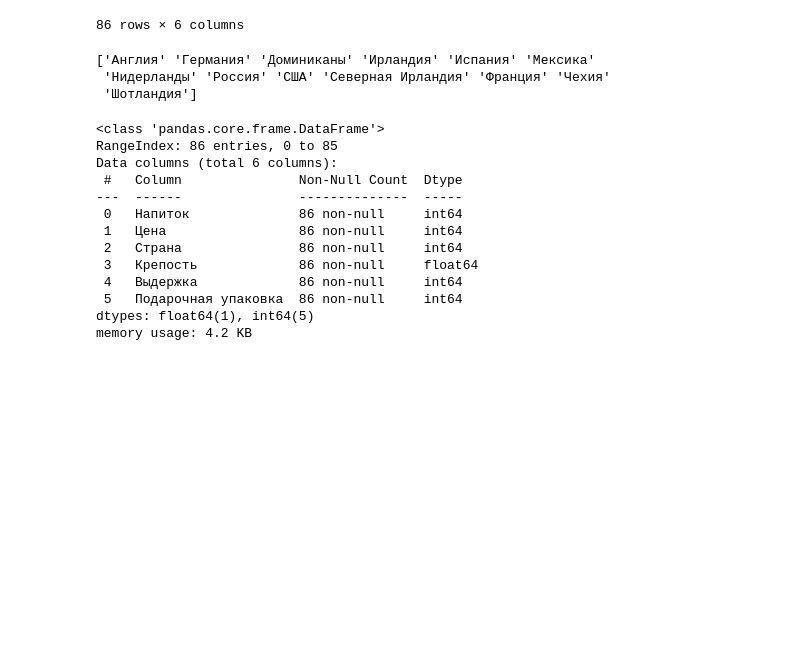
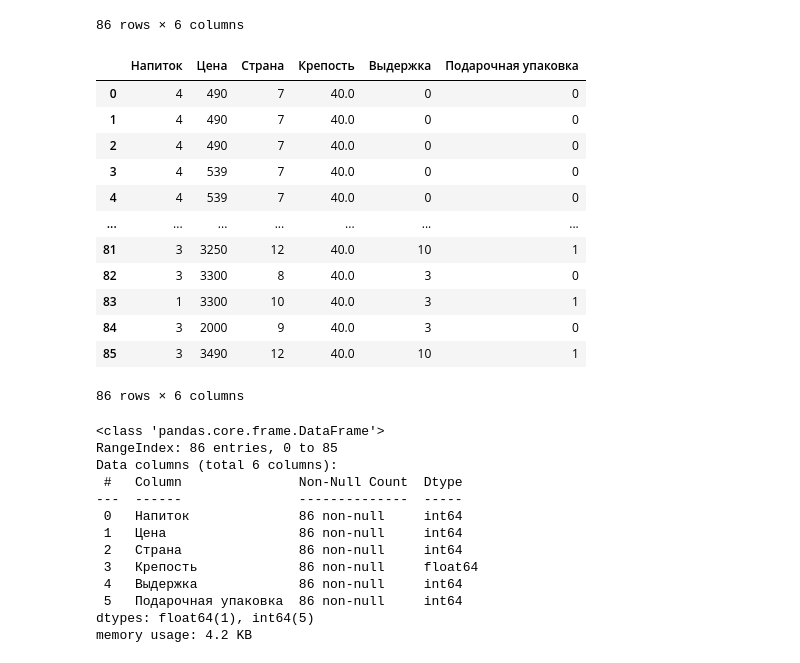
Before and after one commit to avkolchin1995/Spirits-Clustering, a Jupyter notebook: Spirits-Clustering.ipynb, the cells around one changed output. Drawn from its saved outputs; the diff is of its cells as text; code cells hidden in the pictures; blank space fills up the shorter version.

```diff
--- a/Spirits-Clustering.ipynb
+++ b/Spirits-Clustering.ipynb
@@ -25,12 +25,23 @@ df
 # %%
 # Разметка текстовых данных в таблице
 le = LabelEncoder()
 df['Напиток'] = le.fit_transform(df['Напиток'])
 df['Страна'] = le.fit_transform(df['Страна'])
+df
 # %% [output]
+|  | Напиток | Цена | Страна | Крепость | Выдержка | Подарочная упаковка |
+| 0 | 4 | 490 | 7 | 40.0 | 0 | 0 |
+| 1 | 4 | 490 | 7 | 40.0 | 0 | 0 |
+| 2 | 4 | 490 | 7 | 40.0 | 0 | 0 |
+| 3 | 4 | 539 | 7 | 40.0 | 0 | 0 |
+| 4 | 4 | 539 | 7 | 40.0 | 0 | 0 |
+| ... | ... | ... | ... | ... | ... | ... |
+| 81 | 3 | 3250 | 12 | 40.0 | 10 | 1 |
+| 82 | 3 | 3300 | 8 | 40.0 | 3 | 0 |
+| 83 | 1 | 3300 | 10 | 40.0 | 3 | 1 |
+| 84 | 3 | 2000 | 9 | 40.0 | 3 | 0 |
+| 85 | 3 | 3490 | 12 | 40.0 | 10 | 1 |
-['Англия' 'Германия' 'Доминиканы' 'Ирландия' 'Испания' 'Мексика'
- 'Нидерланды' 'Россия' 'США' 'Северная Ирландия' 'Франция' 'Чехия'
- 'Шотландия']
+86 rows × 6 columns
 # %%
 # Информация о датасете
 df.info()
```
